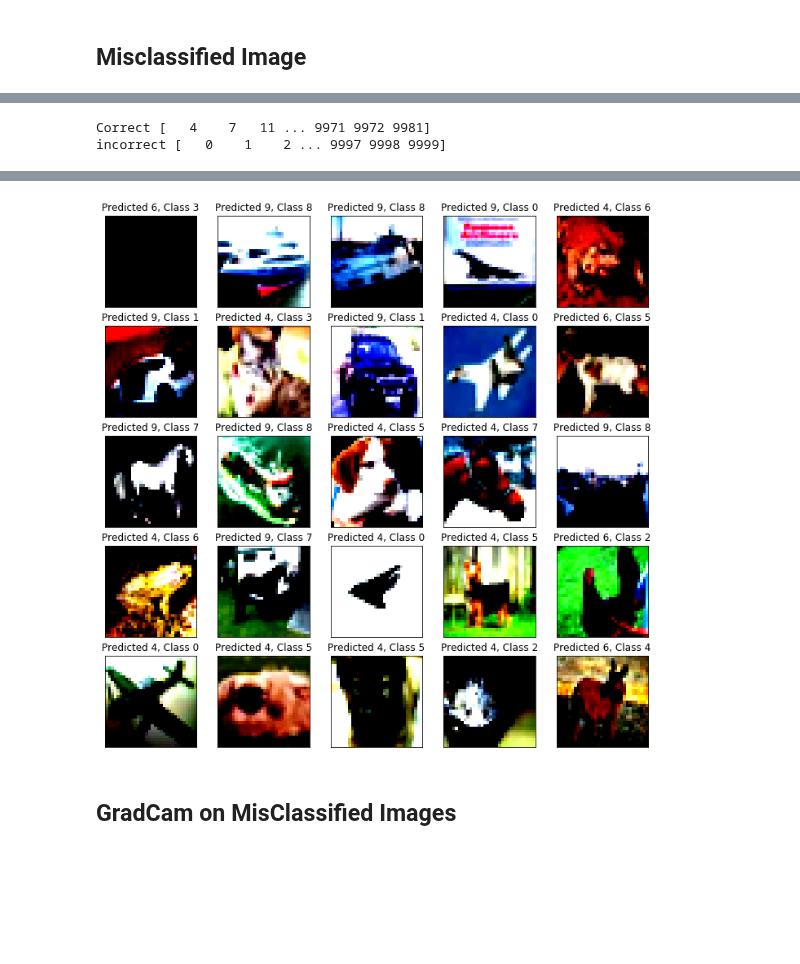
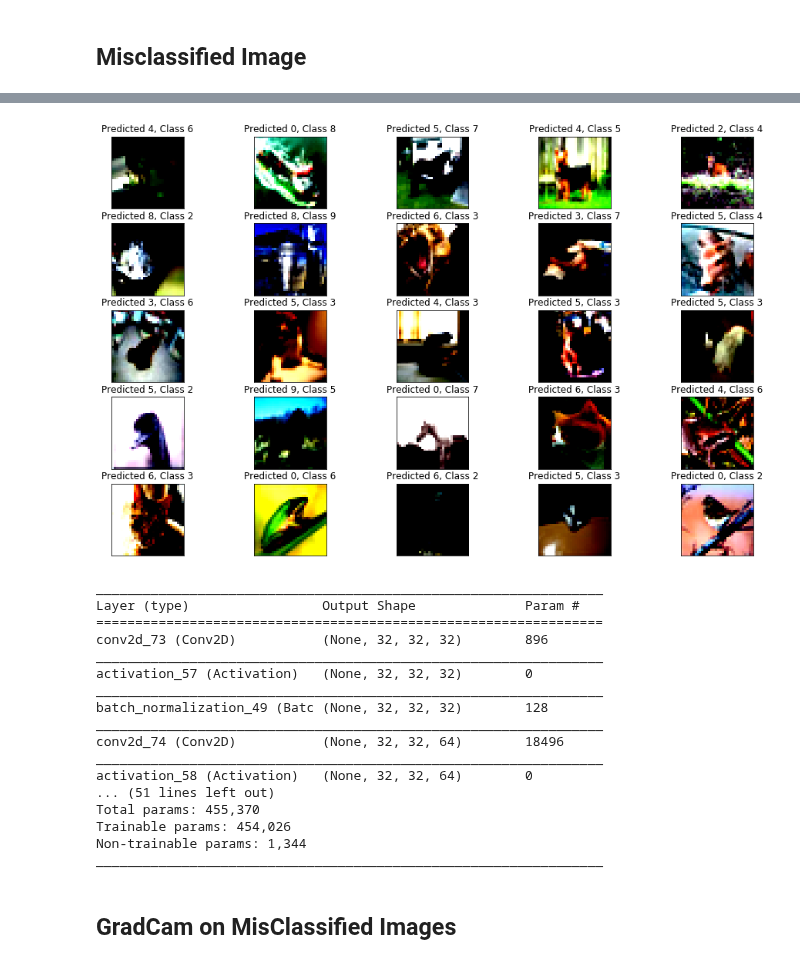
Before and after one commit to jai00271/CNN, a Jupyter notebook: 11. Learning Rate/Assignment11A_CutOut.ipynb, the cells around one changed output, grey strips where cells are left out. Cells and saved outputs as stored; diff of their text form; code cells hidden in the pictures; blank space fills up the shorter version.

```diff
--- a/11. Learning Rate/Assignment11A_CutOut.ipynb
+++ b/11. Learning Rate/Assignment11A_CutOut.ipynb
@@ -209,6 +180,10 @@ model.add(Flatten())
 from keras import optimizers
 
 model.add(Activation('softmax'))
+
+# Compile the model
+sgd = optimizers.SGD(lr=0.01, decay=1e-6, momentum=0.9, nesterov=True)
+model.compile(loss='categorical_crossentropy', metrics=['accuracy'], optimizer=sgd)
 # %%
 model.summary()
 # %% [output]
@@ -365,3 +405,6 @@ lr_finder.plot_smoothed_loss()
+# %%
+sgd = optimizers.SGD(lr=bestLr, decay=1e-6, momentum=0.9, nesterov=True)
+model.compile(loss='categorical_crossentropy', optimizer=sgd, metrics=['accuracy'])
 # %%
 lr_finder.plot_loss()
 # %% [output]
@@ -380,38 +421,21 @@ from keras.callbacks import ModelCheckpoint,ReduceLROnPlateau
 bs = 128
 epoch = 100
 
-# datagen = ImageDataGenerator(zoom_range=0.0,
-#                              horizontal_flip=False,
-#                             preprocessing_function=get_random_eraser(v_l=0, v_h=1, pixel_level=False))
-
-datagen = ImageDataGenerator(
-        featurewise_center=False,  # set input mean to 0 over the dataset
-        samplewise_center=False,  # set each sample mean to 0
-        featurewise_std_normalization=False,  # divide inputs by std of the dataset
-        samplewise_std_normalization=False,  # divide each input by its std
-        zca_whitening=False,  # apply ZCA whitening
-        rotation_range=0,  # randomly rotate images in the range (degrees, 0 to 180)
-        width_shift_range=0.1,  # randomly shift images horizontally (fraction of total width)
-        height_shift_range=0.1,  # randomly shift images vertically (fraction of total height)
-        horizontal_flip=True,  # randomly flip images
-        vertical_flip=False,  # randomly flip images
-        preprocessing_function=get_random_eraser(v_l=0, v_h=1, pixel_level=False))
+datagen = ImageDataGenerator(zoom_range=0.0,
+                             horizontal_flip=False,
+                            preprocessing_function=get_random_eraser(v_l=0, v_h=1, pixel_level=False))
 
 filepath='/content/drive/My Drive/Colab Notebooks/11. Learning Rate/model_accuracy.best.hdf5'
 
 checkpoint = ModelCheckpoint(filepath, monitor='val_acc', verbose=0, save_best_only=True, mode='max')
 
-# lr_finder = LR_Finder(start_lr=1e-5, end_lr=10, step_size=np.ceil(X_train.shape[0]/bs))
-
-lr_reducer = ReduceLROnPlateau(monitor='val_acc',factor=0.8, cooldown=0, patience=5, min_lr=0.5e-9,verbose = 1)
-
 # Train the model
 model_info = model.fit_generator(datagen.flow(X_train, Y_train, batch_size = bs),
                                  samples_per_epoch = train_features.shape[0], nb_epoch = epoch,
-                                 validation_data = (X_test, Y_test), verbose=1, callbacks=[checkpoint, lr_reducer])
+                                 validation_data = (X_test, Y_test), verbose=0, callbacks=[checkpoint])
 
 # plot model history
 plot_model_history(model_info)
 # compute test accuracy
-# print ("Accuracy on test data is: %0.2f"%accuracy(X_test, Y_test, model))
+print ("Accuracy on test data is: %0.2f"%accuracy(X_test, Y_test, model))
 # %% [output]
@@ -437,10 +445,10 @@ Epoch 100/100
 ## Misclassified Image
 # %%
 predicted_classes = model.predict_classes(X_test)
-correct_indices   = np.nonzero(predicted_classes == Y_test.argmax(axis=-1))[0]
+#correct_indices   = np.nonzero(predicted_classes == Y_test.argmax(axis=-1))[0]
 incorrect_indices = np.nonzero(predicted_classes != Y_test.argmax(axis=-1))[0]
-print ("Correct",correct_indices)
-print ("incorrect",incorrect_indices)
+#print ("Correct",correct_indices)
+#print ("incorrect",incorrect_indices)
 
 #plt.figure(1, figsize=(12,12))
 # for i, correct in enumerate(correct_indices[:25]):
@@ -451,9 +459,9 @@ print ("incorrect",incorrect_indices)
 #     plt.yticks([])
 
 images = []
-plt.figure(2, figsize=(12,12))
+plt.figure(2, figsize=(16,10))
 for i, incorrect in enumerate(incorrect_indices[:25]):
-    images.append(X_test[i])
+    images.append(incorrect_indices[i])
     plt.subplot(5,5,i+1)
     plt.imshow(X_test[incorrect], cmap='gray', interpolation='none')
     plt.title("Predicted {}, Class {}".format(predicted_classes[incorrect], Y_test[incorrect].argmax(axis=-1)))
@@ -481,2 +487,0 @@ W0725 01:50:42.514306 140259469637504 image.py:648] Clipping input data to the v
-Correct [   4    7   11 ... 9971 9972 9981]
-incorrect [   0    1    2 ... 9997 9998 9999]
@@ -490,4 +488,24 @@ W0725 01:50:42.590517 140259469637504 image.py:648] Clipping input data to the v
-[figure, old version]
+[figure, new version]
+# %%
+model.summary()
+# %% [output]
+_________________________________________________________________
+Layer (type)                 Output Shape              Param #
+=================================================================
+conv2d_73 (Conv2D)           (None, 32, 32, 32)        896
+_________________________________________________________________
+activation_57 (Activation)   (None, 32, 32, 32)        0
+_________________________________________________________________
+batch_normalization_49 (Batc (None, 32, 32, 32)        128
+_________________________________________________________________
+conv2d_74 (Conv2D)           (None, 32, 32, 64)        18496
+_________________________________________________________________
+activation_58 (Activation)   (None, 32, 32, 64)        0
+... (51 lines left out)
+Total params: 455,370
+Trainable params: 454,026
+Non-trainable params: 1,344
+_________________________________________________________________
 # %% [markdown]
 ## GradCam on MisClassified Images
 # %%
```
Also changed, not shown: parts of 19 cells of this notebook.
